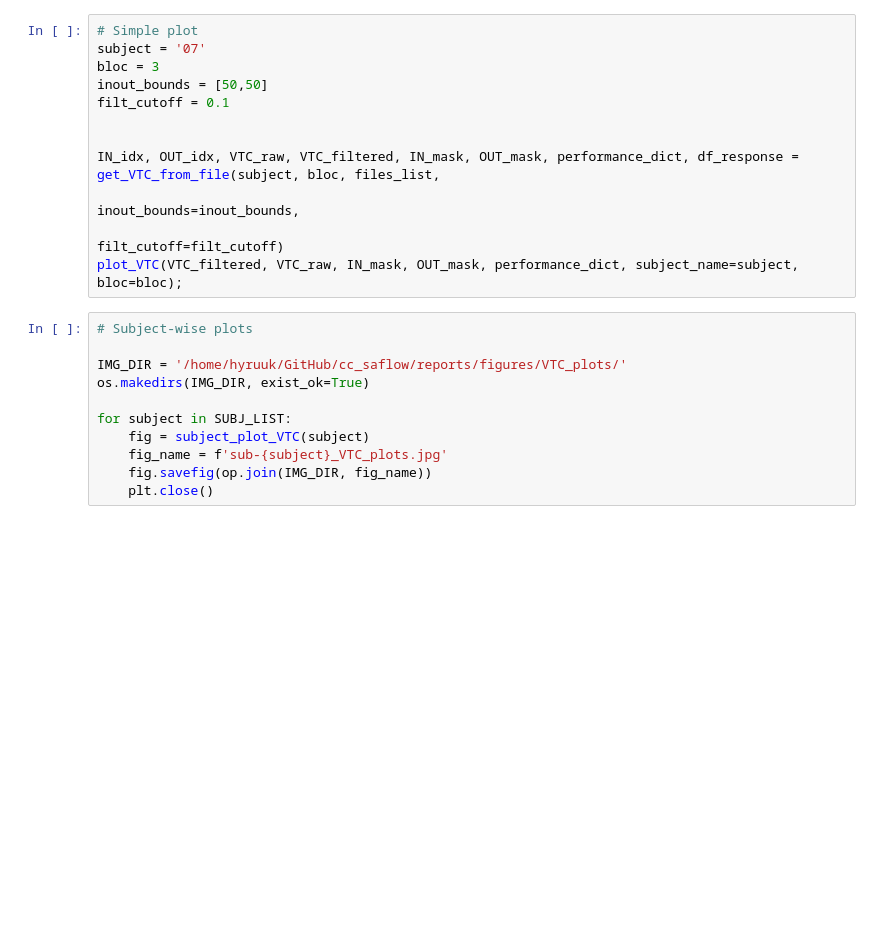
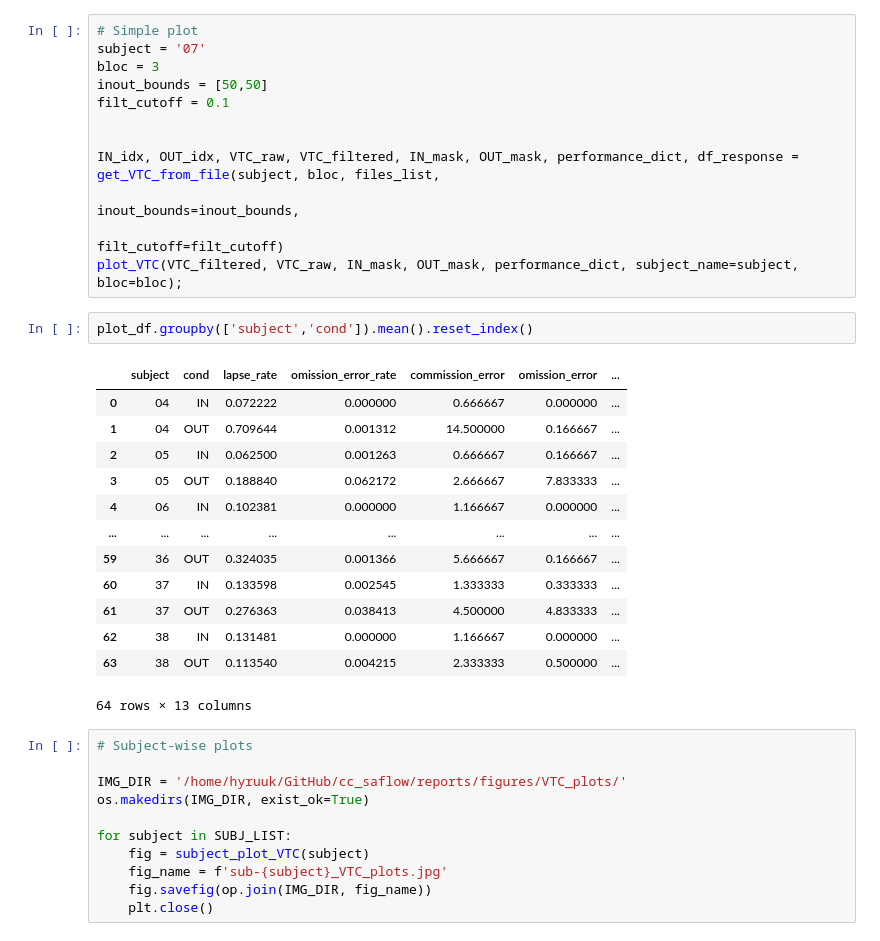
Before and after one commit to hyruuk/cc_saflow, a Jupyter notebook: notebooks/behavior_analysis.ipynb, the cells around one changed output. Saved outputs shown, nothing was run; the diff lists cells and outputs as text; blank space fills up the shorter version.

```diff
--- a/notebooks/behavior_analysis.ipynb
+++ b/notebooks/behavior_analysis.ipynb
@@ -268,6 +351,22 @@ IN_idx, OUT_idx, VTC_raw, VTC_filtered, IN_mask, OUT_mask, performance_dict, df_
                                                                                                              inout_bounds=inout_bounds,
                                                                                                              filt_cutoff=filt_cutoff)
 plot_VTC(VTC_filtered, VTC_raw, IN_mask, OUT_mask, performance_dict, subject_name=subject, bloc=bloc);
+# %%
+plot_df.groupby(['subject','cond']).mean().reset_index()
+# %% [output]
+|  | subject | cond | lapse_rate | omission_error_rate | commission_error | omission_error | ... |
+| 0 | 04 | IN | 0.072222 | 0.000000 | 0.666667 | 0.000000 | ... |
+| 1 | 04 | OUT | 0.709644 | 0.001312 | 14.500000 | 0.166667 | ... |
+| 2 | 05 | IN | 0.062500 | 0.001263 | 0.666667 | 0.166667 | ... |
+| 3 | 05 | OUT | 0.188840 | 0.062172 | 2.666667 | 7.833333 | ... |
+| 4 | 06 | IN | 0.102381 | 0.000000 | 1.166667 | 0.000000 | ... |
+| ... | ... | ... | ... | ... | ... | ... | ... |
+| 59 | 36 | OUT | 0.324035 | 0.001366 | 5.666667 | 0.166667 | ... |
+| 60 | 37 | IN | 0.133598 | 0.002545 | 1.333333 | 0.333333 | ... |
+| 61 | 37 | OUT | 0.276363 | 0.038413 | 4.500000 | 4.833333 | ... |
+| 62 | 38 | IN | 0.131481 | 0.000000 | 1.166667 | 0.000000 | ... |
+| 63 | 38 | OUT | 0.113540 | 0.004215 | 2.333333 | 0.500000 | ... |
+64 rows × 13 columns
 # %%
 # Subject-wise plots
 
```
Also changed, not shown: parts of 9 cells of this notebook.
